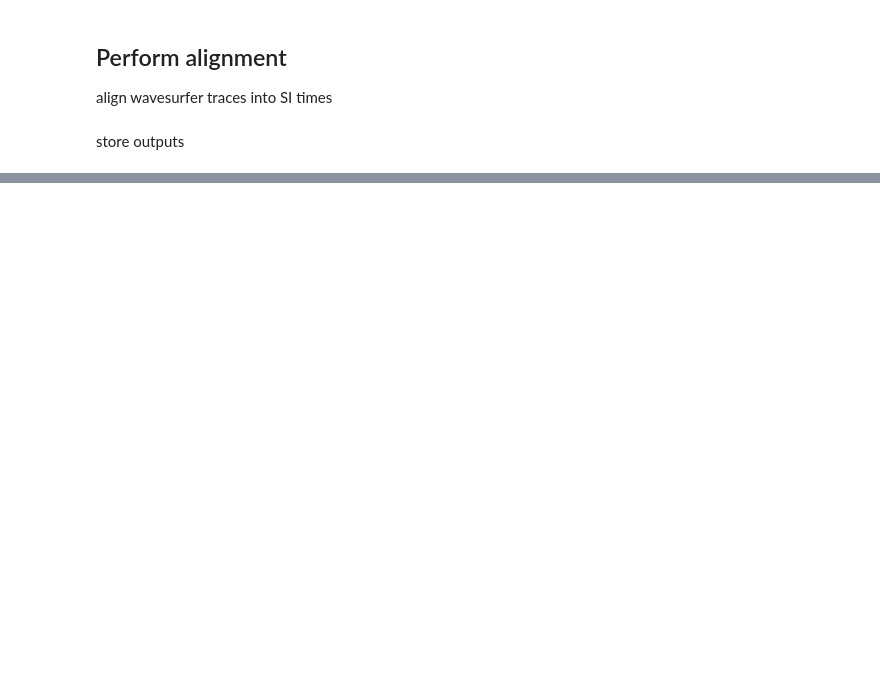
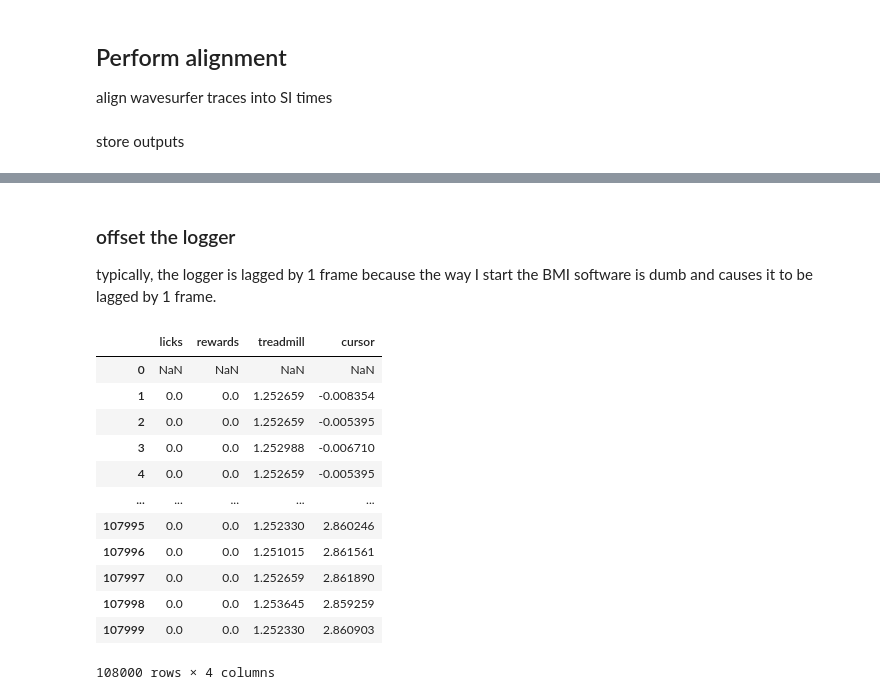
Before and after one commit to RichieHakim/NBAP, a Jupyter notebook: makeAlignmentTemplates.ipynb, the cells around one changed output, grey strips where cells are left out. Saved outputs shown, nothing was run; the diff lists cells and outputs as text; code cells hidden in the pictures; blank space fills up the shorter version.

Commit message:
added passthrough for shift_pad

```diff
--- a/makeAlignmentTemplates.ipynb
+++ b/makeAlignmentTemplates.ipynb
@@ -214,0 +299,31 @@ logger_aligned_df_noDup.to_hdf(
+# %% [markdown]
+### offset the logger
+typically, the logger is lagged by 1 frame because the way I start the BMI software is dumb and causes it to be lagged by 1 frame.
+# %%
+shift = 1
+test = pd.DataFrame(
+    indexing.shift_pad(
+        array=ws,
+        shift=shift,
+        axis=0,
+        pad_val=np.nan,
+        in_place=False,
+    ),
+    columns=ws.columns
+)
+# %%
+test
+# %% [output]
+|  | licks | rewards | treadmill | cursor |
+| 0 | NaN | NaN | NaN | NaN |
+| 1 | 0.0 | 0.0 | 1.252659 | -0.008354 |
+| 2 | 0.0 | 0.0 | 1.252659 | -0.005395 |
+| 3 | 0.0 | 0.0 | 1.252988 | -0.006710 |
+| 4 | 0.0 | 0.0 | 1.252659 | -0.005395 |
+| ... | ... | ... | ... | ... |
+| 107995 | 0.0 | 0.0 | 1.252330 | 2.860246 |
+| 107996 | 0.0 | 0.0 | 1.251015 | 2.861561 |
+| 107997 | 0.0 | 0.0 | 1.252659 | 2.861890 |
+| 107998 | 0.0 | 0.0 | 1.253645 | 2.859259 |
+| 107999 | 0.0 | 0.0 | 1.252330 | 2.860903 |
+108000 rows × 4 columns
```
Also changed, not shown: parts of 26 cells of this notebook.
